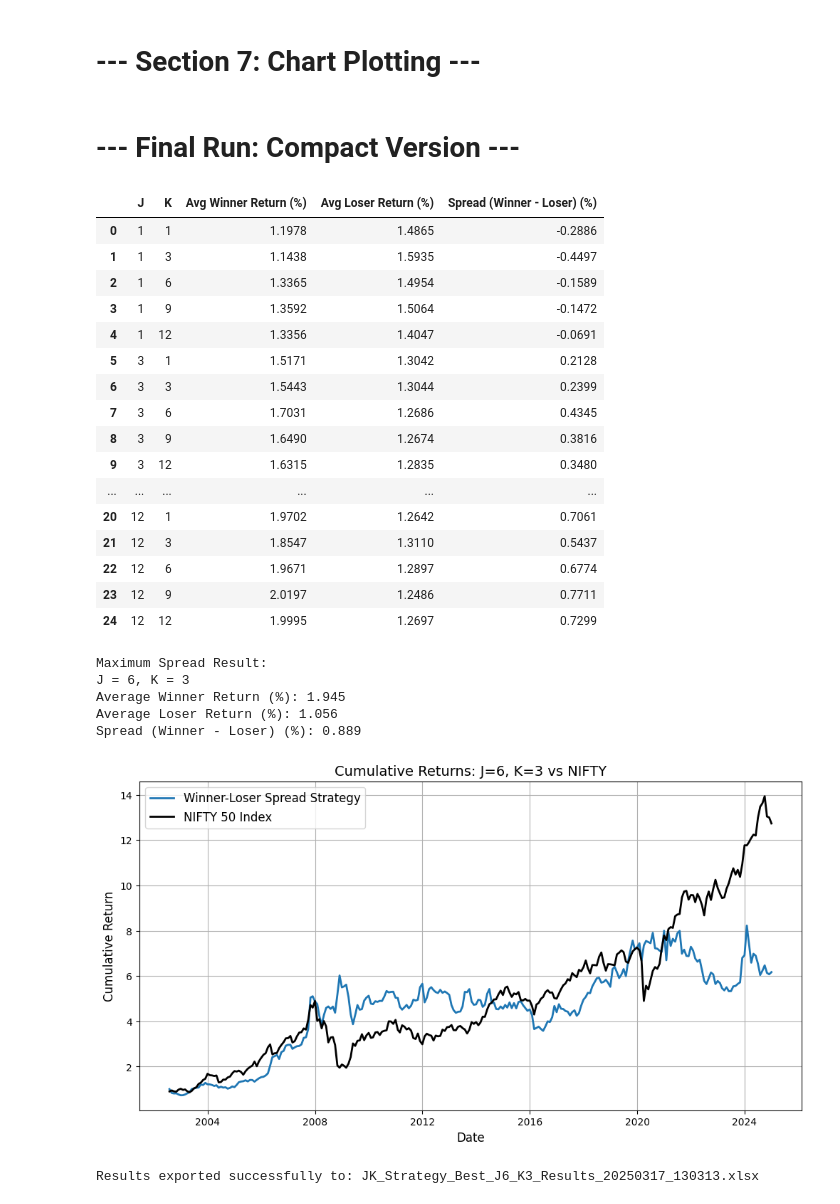
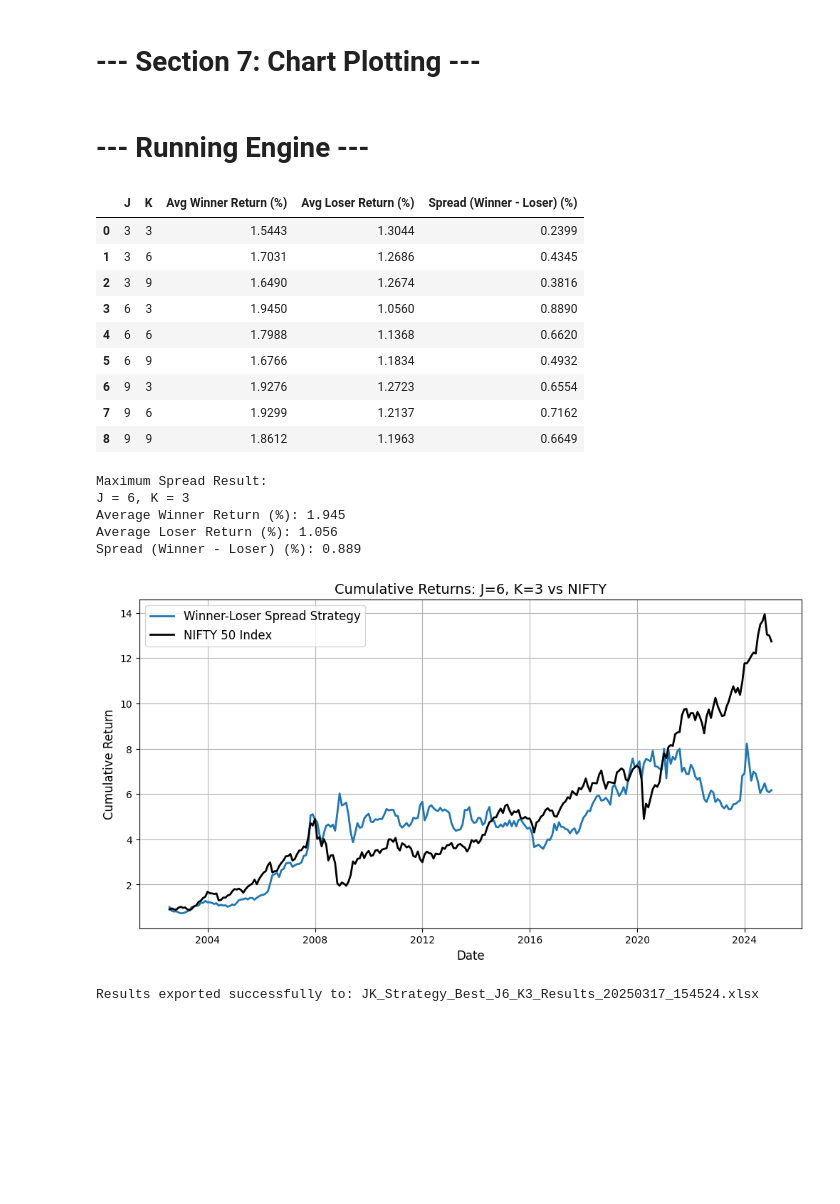
Before and after one commit to garvit-ai/JK_Momentum_Strategy, a Jupyter notebook: main.ipynb, the cells around one changed output. Drawn from its saved outputs; the diff is of its cells as text; code cells hidden in the pictures; blank space fills up the shorter version.

```diff
--- a/main.ipynb
+++ b/main.ipynb
@@ -272,11 +272,11 @@ def plot_cumulative_returns_for_best_jk(final_df, nifty_df, best_J, best_K):
 
 # # 4. Plot cumulative returns vs NIFTY
 # plot_cumulative_returns_for_best_jk(final_df, nifty_df, best_J, best_K)
-# %% [markdown]
-# --- Final Run: Compact Version ---
+# %% [markdown]
+# --- Running Engine ---
 # %%
 # --- Define J and K lists ---
-J_list, K_list = [1,3,6,9,12], [1,3,6,9,12]  # You can adjust these lists
+J_list, K_list = [3,6,9], [3,6,9]  # You can adjust these lists
 jk_pairs = list(itertools.product(J_list, K_list))
 
 # --- Initialize summary list and portfolio storage ---
@@ -315,53 +315,46 @@ if summary_matrix:
     # Find max spread row
     max_row = summary_df.loc[summary_df['Spread (Winner - Loser) (%)'].idxmax()]
     print("\nMaximum Spread Result:")
     print(f"J = {int(max_row['J'])}, K = {int(max_row['K'])}")
     print(f"Average Winner Return (%): {max_row['Avg Winner Return (%)']}")
     print(f"Average Loser Return (%): {max_row['Avg Loser Return (%)']}")
     print(
         f"Spread (Winner - Loser) (%): {max_row['Spread (Winner - Loser) (%)']}")
 
     # --- Retrieve best portfolios directly from dictionary ---
     best_J = int(max_row['J'])
     best_K = int(max_row['K'])
     best_portfolios = portfolios_dict[(best_J, best_K)]
 
     # Calculate monthly returns for best portfolios
     winner_df_best, loser_df_best = calculate_monthly_returns(
         stock_df, best_portfolios)
     final_df_best = pd.merge(winner_df_best, loser_df_best, on='Date')
 
     # --- Plot cumulative returns of spread vs NIFTY ---
     plot_cumulative_returns_for_best_jk(
         final_df_best, nifty_df, best_J, best_K)
 
     # --- Export best J/K results to Excel ---
     export_best_jk_results_to_excel(final_df_best, best_J, best_K)
 
 else:
     print("\nNo valid results to display.")
 # %% [output]
 |  | J | K | Avg Winner Return (%) | Avg Loser Return (%) | Spread (Winner - Loser) (%) |
-| 0 | 1 | 1 | 1.1978 | 1.4865 | -0.2886 |
-| 1 | 1 | 3 | 1.1438 | 1.5935 | -0.4497 |
-| 2 | 1 | 6 | 1.3365 | 1.4954 | -0.1589 |
-| 3 | 1 | 9 | 1.3592 | 1.5064 | -0.1472 |
-| 4 | 1 | 12 | 1.3356 | 1.4047 | -0.0691 |
-| 5 | 3 | 1 | 1.5171 | 1.3042 | 0.2128 |
-| 6 | 3 | 3 | 1.5443 | 1.3044 | 0.2399 |
-| 7 | 3 | 6 | 1.7031 | 1.2686 | 0.4345 |
-| 8 | 3 | 9 | 1.6490 | 1.2674 | 0.3816 |
-| 9 | 3 | 12 | 1.6315 | 1.2835 | 0.3480 |
-| ... | ... | ... | ... | ... | ... |
-| 20 | 12 | 1 | 1.9702 | 1.2642 | 0.7061 |
-| 21 | 12 | 3 | 1.8547 | 1.3110 | 0.5437 |
-| 22 | 12 | 6 | 1.9671 | 1.2897 | 0.6774 |
-| 23 | 12 | 9 | 2.0197 | 1.2486 | 0.7711 |
-| 24 | 12 | 12 | 1.9995 | 1.2697 | 0.7299 |
+| 0 | 3 | 3 | 1.5443 | 1.3044 | 0.2399 |
+| 1 | 3 | 6 | 1.7031 | 1.2686 | 0.4345 |
+| 2 | 3 | 9 | 1.6490 | 1.2674 | 0.3816 |
+| 3 | 6 | 3 | 1.9450 | 1.0560 | 0.8890 |
+| 4 | 6 | 6 | 1.7988 | 1.1368 | 0.6620 |
+| 5 | 6 | 9 | 1.6766 | 1.1834 | 0.4932 |
+| 6 | 9 | 3 | 1.9276 | 1.2723 | 0.6554 |
+| 7 | 9 | 6 | 1.9299 | 1.2137 | 0.7162 |
+| 8 | 9 | 9 | 1.8612 | 1.1963 | 0.6649 |
 Maximum Spread Result:
 J = 6, K = 3
 Average Winner Return (%): 1.945
 Average Loser Return (%): 1.056
 Spread (Winner - Loser) (%): 0.889
 [figure]
-Results exported successfully to: JK_Strategy_Best_J6_K3_Results_20250317_130313.xlsx
+Results exported successfully to: JK_Strategy_Best_J6_K3_Results_20250317_154524.xlsx
```
Also changed, not shown: parts of 1 cell of this notebook, 3 other files.
